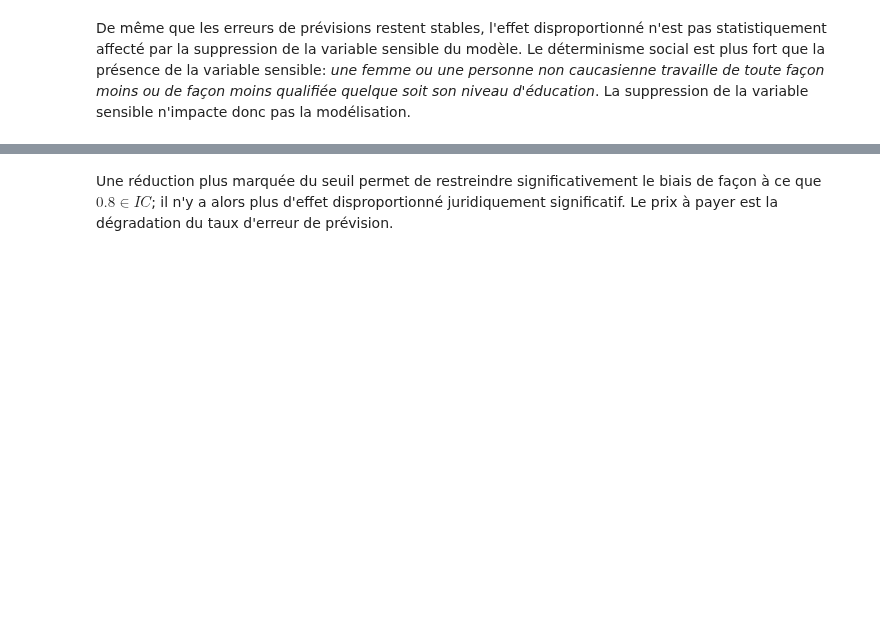
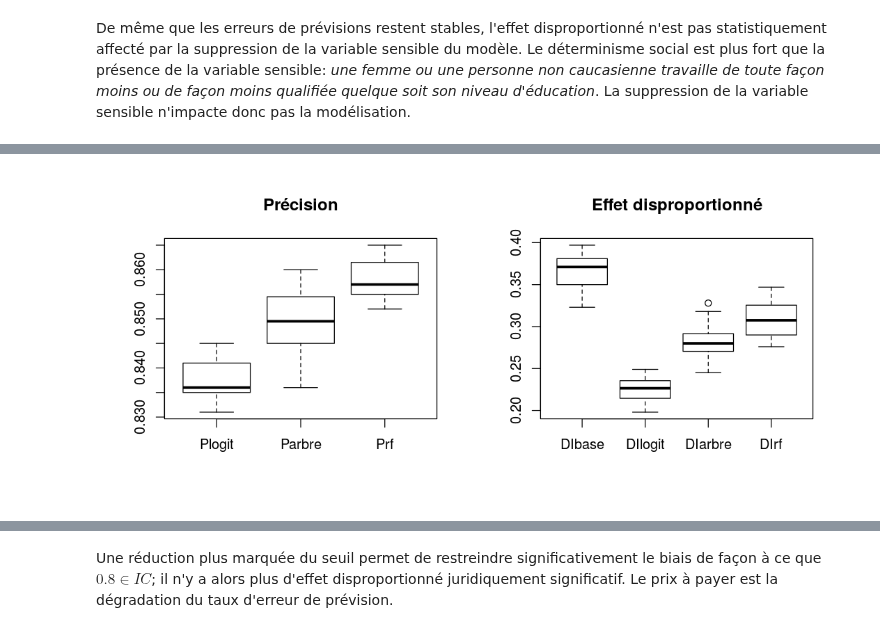
Before and after one commit to wikistat/Fair-ML-4-Ethical-AI, a Jupyter notebook: AdultCensus/AdultCensus-R-biasDetection.ipynb, the cells around one changed output, grey strips where cells are left out. Cells and saved outputs as stored; diff of their text form; code cells hidden in the pictures; blank space fills up the shorter version.

```diff
--- a/AdultCensus/AdultCensus-R-biasDetection.ipynb
+++ b/AdultCensus/AdultCensus-R-biasDetection.ipynb
@@ -560,0 +630,10 @@ De même que les erreurs de prévisions restent stables, l'effet disproportionn
+# %%
+di=read.table("di.txt",header=T)
+pr=read.table("prec.txt",header=T)
+dipr=data.frame(di,pr)
+# %%
+par(mfrow=c(1,2))
+options(repr.plot.width=9, repr.plot.height=4)
+boxplot(pr,main="Précision");boxplot(di,main="Effet disproportionné")
+# %% [output]
+[figure, added]
```
Also changed, not shown: parts of 28 cells of this notebook, 3 other files.
